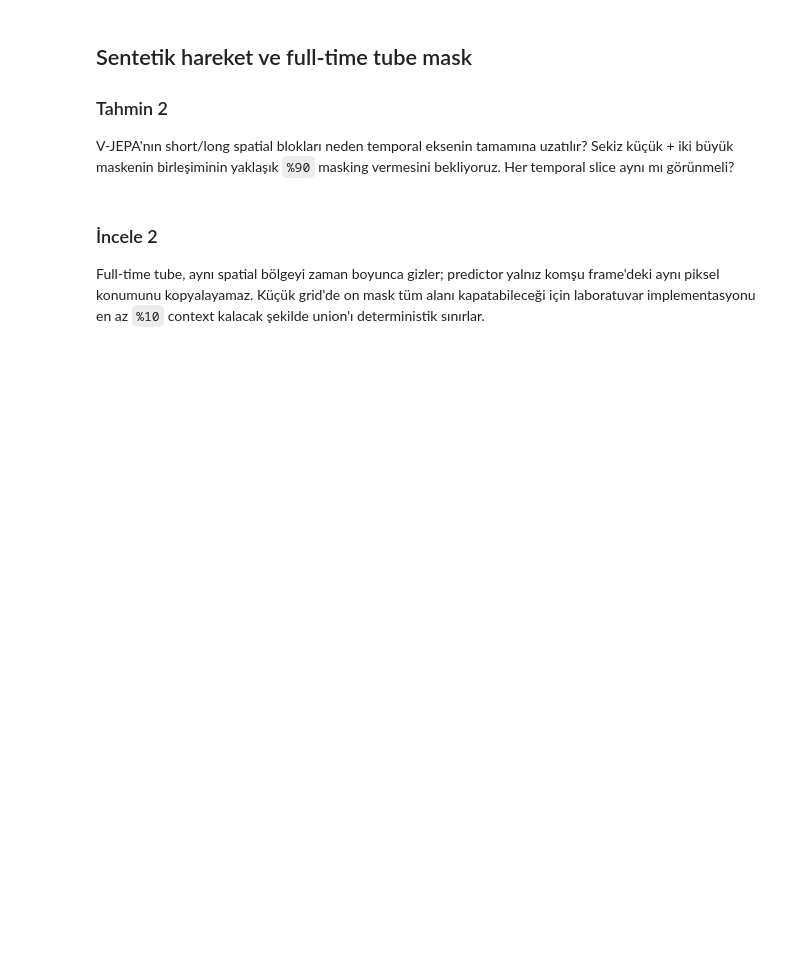
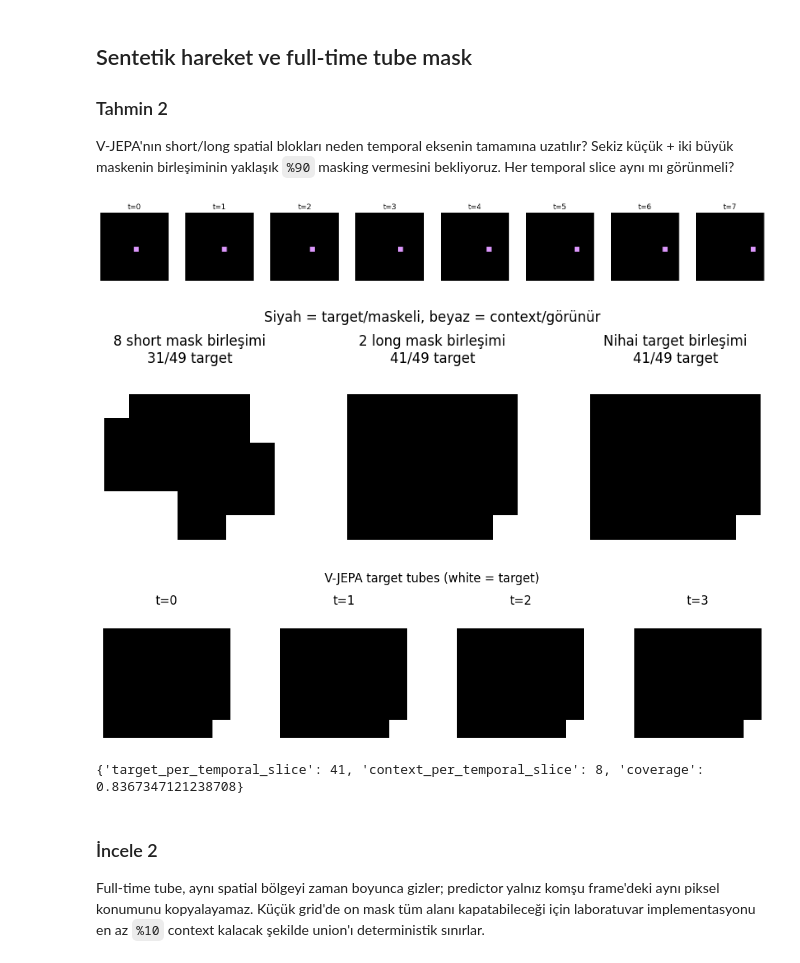
Before and after one commit to ErcanKurtoglu/JEPA_experiment, a Jupyter notebook: notebooks/02_video_jepa_and_vjepa2.ipynb, the cells around one changed output. Drawn from its saved outputs; the diff is of its cells as text; code cells hidden in the pictures; blank space fills up the shorter version.

```diff
--- a/notebooks/02_video_jepa_and_vjepa2.ipynb
+++ b/notebooks/02_video_jepa_and_vjepa2.ipynb
@@ -46,23 +68,62 @@ assert grid == (8, 14, 14) and tokens == 1568
 
 V-JEPA'nın short/long spatial blokları neden temporal eksenin tamamına uzatılır? Sekiz küçük + iki büyük maskenin birleşiminin yaklaşık `%90` masking vermesini bekliyoruz. Her temporal slice aynı mı görünmeli?
 # %%
+import importlib
 import matplotlib.pyplot as plt
 from jepa_lab.datasets import MovingShapesDataset
 from jepa_lab.video_jepa import TinyVideoJEPA, generate_future_mask, generate_tube_masks
-from jepa_lab.visualization import plot_tube_mask
+import jepa_lab.visualization as visualization
+
+# Notebook açıkken visualization.py değişmiş olabilir; eski import cache'ini yenile.
+visualization = importlib.reload(visualization)
+plot_tube_mask = visualization.plot_tube_mask
 
 sample = MovingShapesDataset(samples=8, frames=8, image_size=112, seed=42)[0]
 fig, axes = plt.subplots(1, 8, figsize=(16, 2))
 for t, axis in enumerate(axes):
     axis.imshow(sample['frames'][t].permute(1, 2, 0))
     axis.set_title(f't={t}')
     axis.axis('off')
 plt.tight_layout()
+plt.show()
 
 mask = generate_tube_masks((4, 7, 7), seed=42)
-display(plot_tube_mask(mask.target))
-print('coverage:', mask.coverage)
+short_union = torch.stack(mask.short).any(dim=0)
+long_union = torch.stack(mask.long).any(dim=0)
+
+# Önce sekiz küçük, iki büyük ve nihai birleşimin tek temporal dilimini göster.
+component_figure, component_axes = plt.subplots(1, 3, figsize=(9, 3))
+component_maps = [
+    ('8 short mask birleşimi', short_union[0]),
+    ('2 long mask birleşimi', long_union[0]),
+    ('Nihai target birleşimi', mask.target[0]),
+]
+for axis, (title, spatial_mask) in zip(component_axes, component_maps):
+    axis.imshow(spatial_mask.cpu(), vmin=0, vmax=1, cmap='gray_r')
+    axis.set_title(f'{title}\n{int(spatial_mask.sum())}/49 target')
+    axis.axis('off')
+component_figure.suptitle('Siyah = target/maskeli, beyaz = context/görünür')
+component_figure.tight_layout()
+plt.show()
+
+# Sonra aynı spatial maskenin dört tubelet-zaman dilimine kopyalandığını göster.
+tube_figure = plot_tube_mask(mask.target)
+display(tube_figure)
+plt.close(tube_figure)  # Jupyter'ın aynı figürü hücre sonunda tekrar çizmesini önler.
+
+target_per_slice = int(mask.target[0].sum())
+spatial_tokens = mask.target.shape[1] * mask.target.shape[2]
+print({
+    'target_per_temporal_slice': target_per_slice,
+    'context_per_temporal_slice': spatial_tokens - target_per_slice,
+    'coverage': mask.coverage,
+})
 assert all(torch.equal(mask.target[0], mask.target[t]) for t in range(1, 4))
+# %% [output]
+[figure, added]
+[figure, added]
+[figure, added]
+{'target_per_temporal_slice': 41, 'context_per_temporal_slice': 8, 'coverage': 0.8367347121238708}
 # %% [markdown]
 ### İncele 2
 
```
Also changed, not shown: parts of 15 cells of this notebook, 4 other files.
